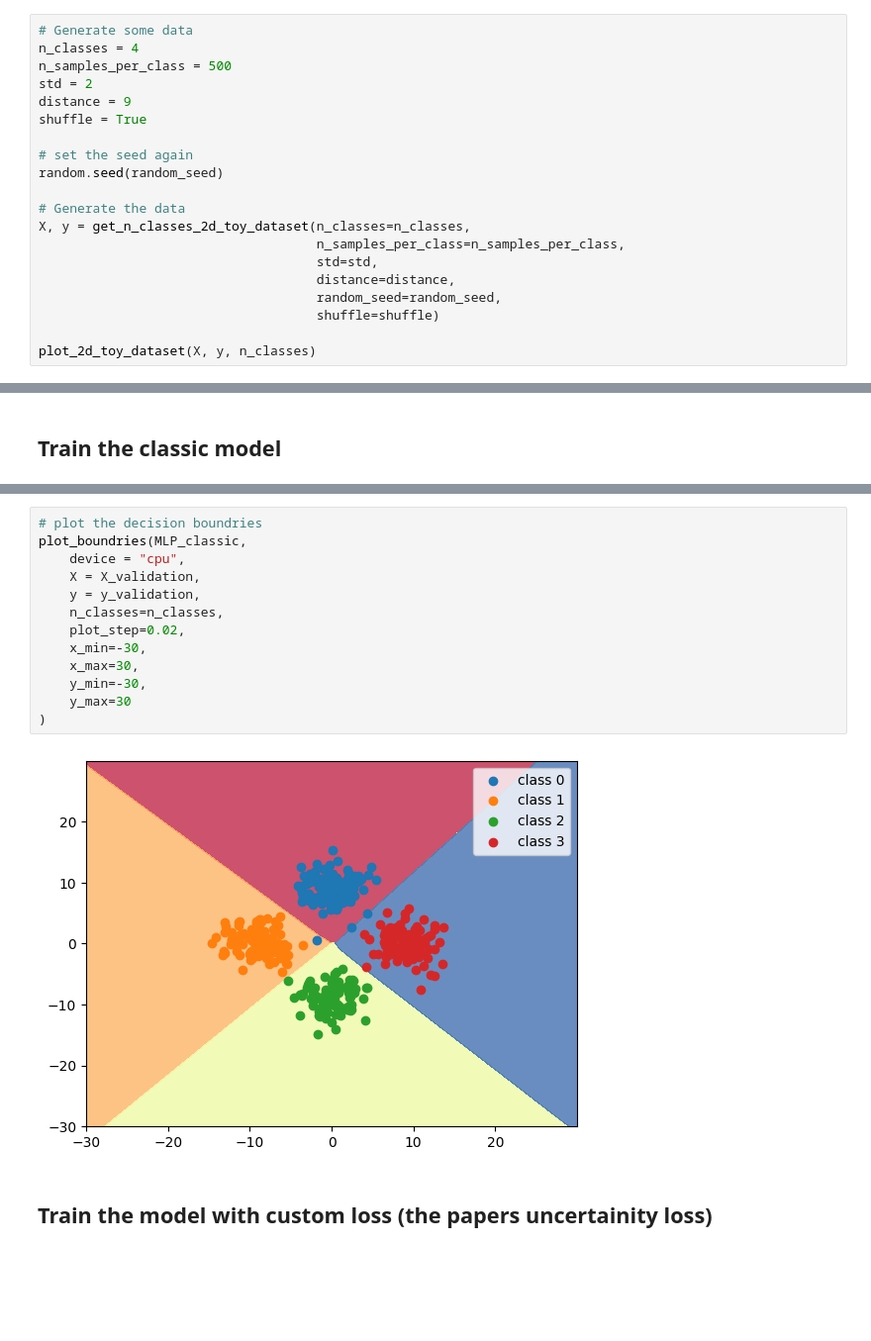
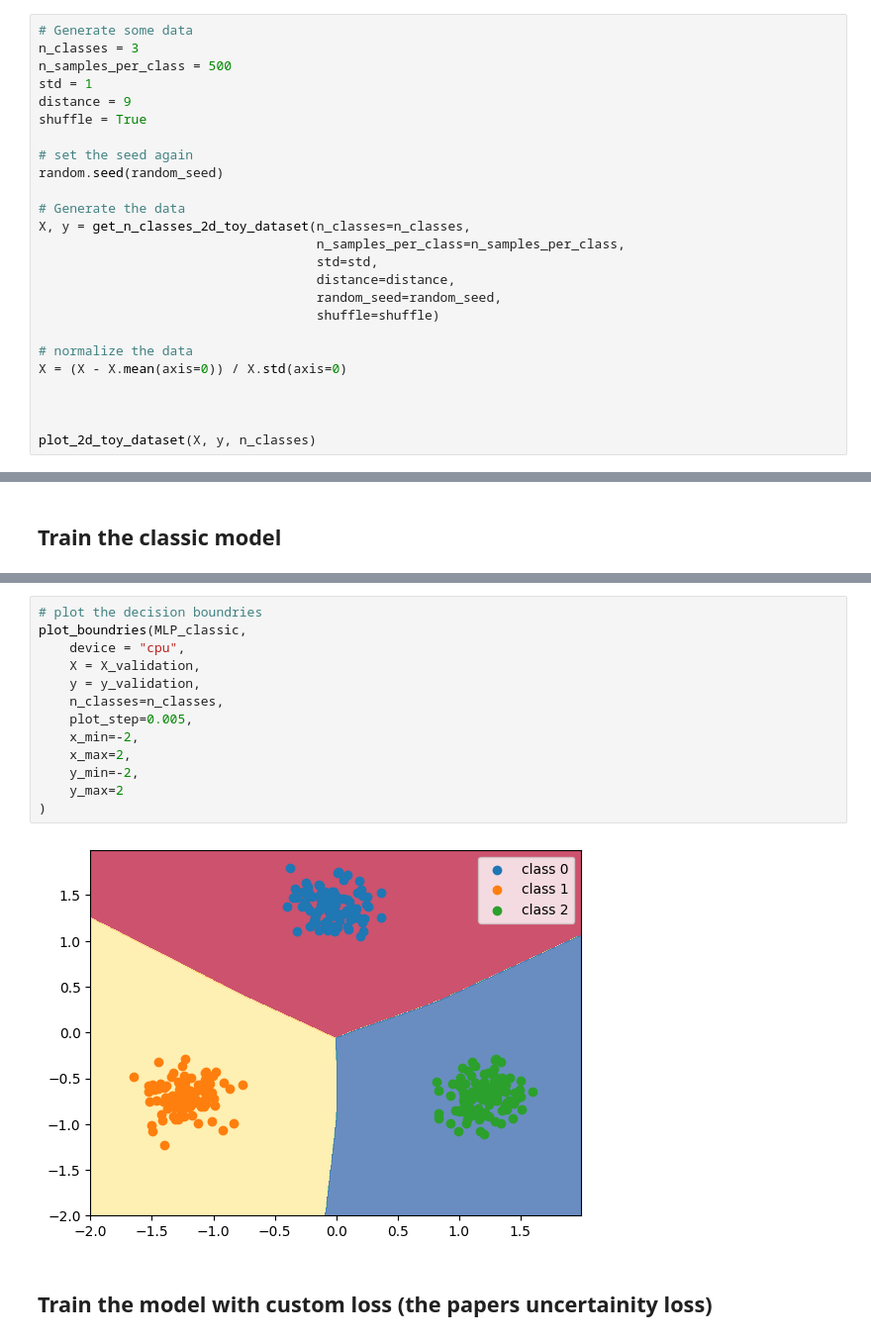
Before and after one commit to gencf/Flexible-Visual-Recognition-by-Evidential-Modeling-of-Confusion-and-Ignorance, a Jupyter notebook: train_toy_dataset.ipynb, the cells around one changed output, grey strips where cells are left out. Shown: that part at 99% size. Drawn from its saved outputs; the diff is of its cells as text; blank space fills up the shorter version.

```diff
--- a/train_toy_dataset.ipynb
+++ b/train_toy_dataset.ipynb
@@ -64,9 +64,9 @@ class MLP(nn.Module):
 ## Generate the 2D toy dataset
 # %%
 # Generate some data
-n_classes = 4
+n_classes = 3
 n_samples_per_class = 500
-std = 2
+std = 1
 distance = 9
 shuffle = True
 
@@ -81,5 +81,10 @@ X, y = get_n_classes_2d_toy_dataset(n_classes=n_classes,
                                     random_seed=random_seed,
                                     shuffle=shuffle)
 
+# normalize the data
+X = (X - X.mean(axis=0)) / X.std(axis=0)
+
+
+
 plot_2d_toy_dataset(X, y, n_classes)
 # %% [output]
@@ -203,18 +198,18 @@ plot_losses_and_accuracies(train_loss_classic_loss,
 # %%
 # plot the decision boundries
 plot_boundries(MLP_classic,
     device = "cpu",
     X = X_validation,
     y = y_validation,
     n_classes=n_classes,
-    plot_step=0.02,
-    x_min=-30,
-    x_max=30,
-    y_min=-30,
-    y_max=30
+    plot_step=0.005,
+    x_min=-2,
+    x_max=2,
+    y_min=-2,
+    y_max=2
 )
 # %% [output]
-[figure, old version]
+[figure, new version]
 # %% [markdown]
 ## Train the model with custom loss (the papers uncertainity loss)
 # %%
```
Also changed, not shown: parts of 12 cells of this notebook.
